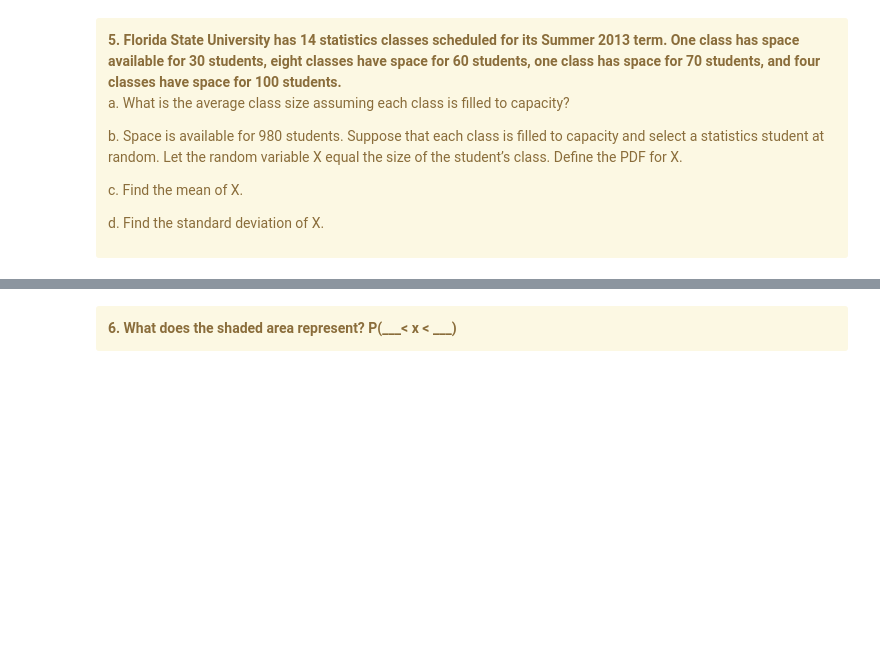
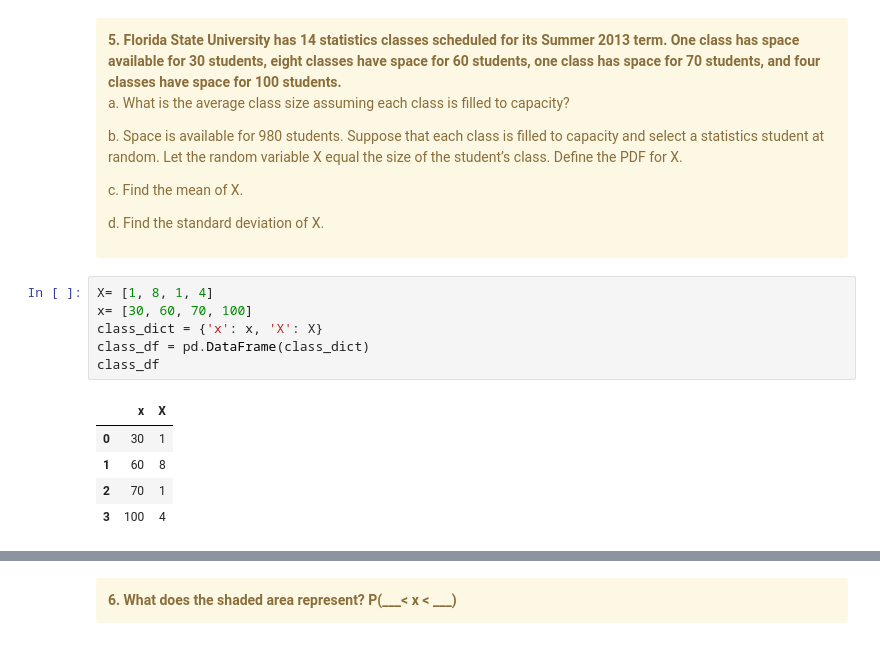
Before and after one commit to dgustave/Statistics, a Jupyter notebook: notebooks/Practice/probability_practice.ipynb, the cells around one changed output, grey strips where cells are left out. Drawn from its saved outputs; the diff is of its cells as text; blank space fills up the shorter version.

```diff
--- a/notebooks/Practice/probability_practice.ipynb
+++ b/notebooks/Practice/probability_practice.ipynb
@@ -117,3 +125,15 @@ Practice Exercises 2
         <dl>d. Find the standard deviation of X.</dl>
     </dl>
 </div>
+# %%
+X= [1, 8, 1, 4]
+x= [30, 60, 70, 100]
+class_dict = {'x': x, 'X': X}
+class_df = pd.DataFrame(class_dict)
+class_df
+# %% [output]
+|  | x | X |
+| 0 | 30 | 1 |
+| 1 | 60 | 8 |
+| 2 | 70 | 1 |
+| 3 | 100 | 4 |
```
Also changed, not shown: parts of 7 cells of this notebook, 2 other files.
